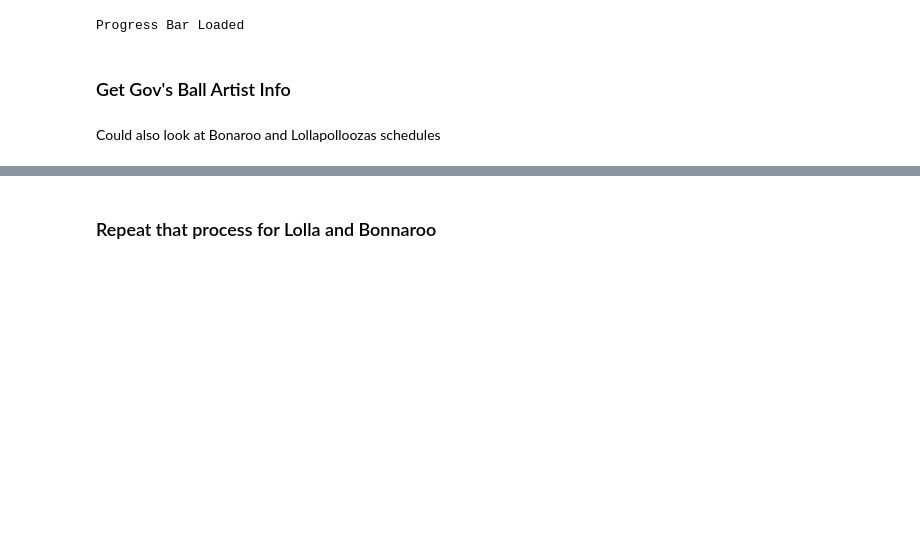
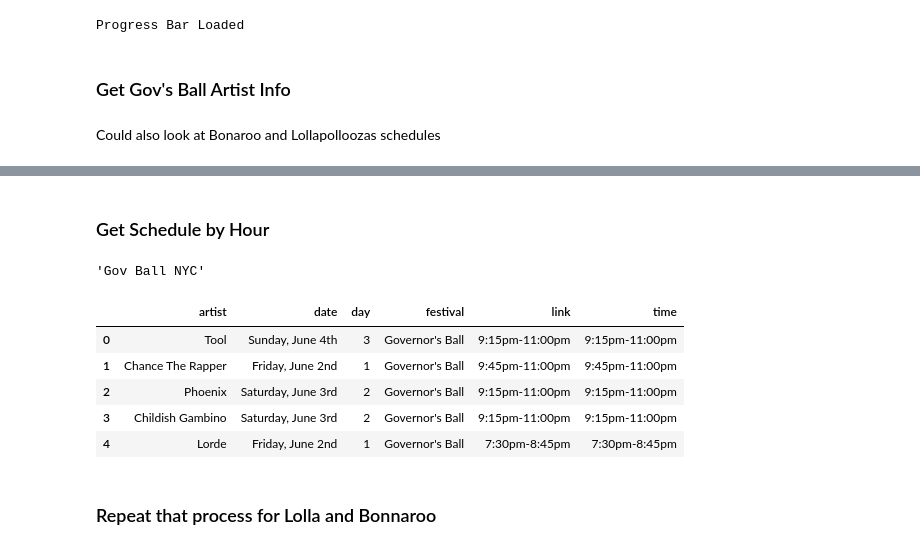
Before and after one commit to timdmulligan/govs_ball_schedule, a Jupyter notebook: crawl_govs_ball.ipynb, the cells around one changed output, grey strips where cells are left out. Cells and saved outputs as stored; diff of their text form; code cells hidden in the pictures; blank space fills up the shorter version.

Commit message:
crawl schedule times

```diff
--- a/crawl_govs_ball.ipynb
+++ b/crawl_govs_ball.ipynb
@@ -49,3 +63,41 @@ govs_ball_data.head()
+# %% [markdown]
+### Get Schedule by Hour
+# %%
+artist_time = pd.DataFrame([])
+
+for i in log_progress(govs_ball_data.artist, every=1):
+    artist = i.lower().replace(" ", "-").replace(u'ü', 'u')
+    artist2 = i
+    link = ('https://www.governorsballmusicfestival.com/artist/' + artist + "/") #create the link
+    req = Request(link, headers={ 'User-Agent': 'Firefox/24.0' })
+    webpage = urlopen(req).read()
+    soup = BeautifulSoup(webpage, "lxml") #create the soup
+    info_time = soup.findAll('p', {"class":"u-m0"})
+    info_stage = soup.findAll('p', {"class":"u-mt0"})
+    for div in info_time:
+        text = div.text
+        time = text.replace(" ", "").replace('\n', '')[7:]
+    for div in info_stage:
+        stage = div.text
+    artist_time = artist_time.append(pd.DataFrame({'time': time,
+                                                   'artist' : artist2,
+                                                   'stage' : stage}, #Create the table
+                                     index=[0]))
+
+govs_ball_data = govs_ball_data.merge(artist_time, on = "artist")
+# %%
+text
+# %% [output]
+'Gov Ball NYC'
+# %%
+govs_ball_data.head()
+# %% [output]
+|  | artist | date | day | festival | link | time |
+| 0 | Tool | Sunday, June 4th | 3 | Governor's Ball | 9:15pm-11:00pm | 9:15pm-11:00pm |
+| 1 | Chance The Rapper | Friday, June 2nd | 1 | Governor's Ball | 9:45pm-11:00pm | 9:45pm-11:00pm |
+| 2 | Phoenix | Saturday, June 3rd | 2 | Governor's Ball | 9:15pm-11:00pm | 9:15pm-11:00pm |
+| 3 | Childish Gambino | Saturday, June 3rd | 2 | Governor's Ball | 9:15pm-11:00pm | 9:15pm-11:00pm |
+| 4 | Lorde | Friday, June 2nd | 1 | Governor's Ball | 7:30pm-8:45pm | 7:30pm-8:45pm |
 # %% [markdown]
 ### Repeat that process for Lolla and Bonnaroo
 # %%
```
Also changed, not shown: parts of 7 cells of this notebook.
